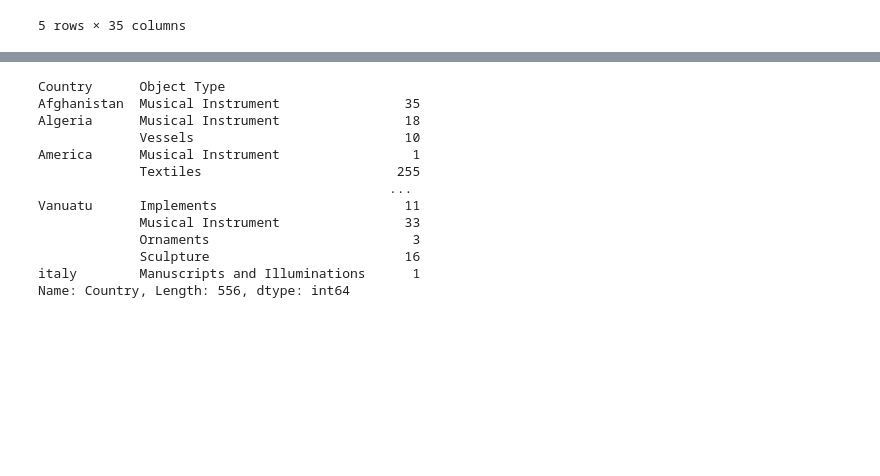
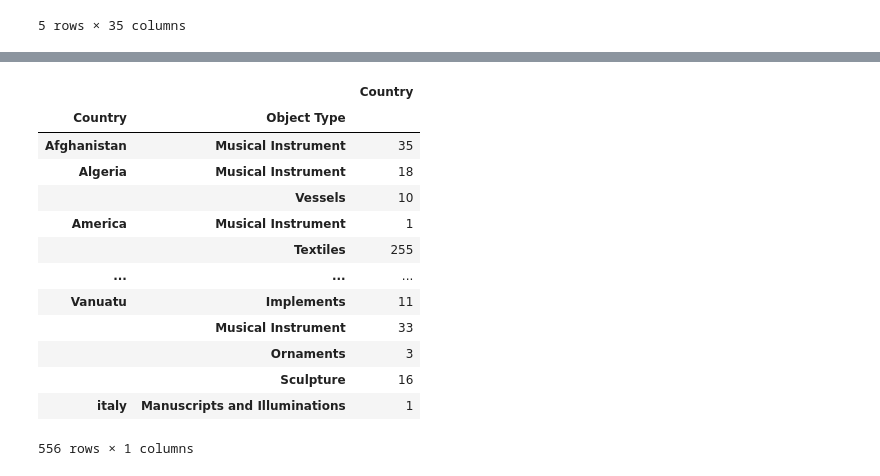
Before and after one commit to bjwlknsn/TheMetTeamProject, a Jupyter notebook: csv_review_data3.ipynb, the cells around one changed output, grey strips where cells are left out. Saved outputs shown, nothing was run; the diff lists cells and outputs as text; code cells hidden in the pictures; blank space fills up the shorter version.

```diff
--- a/csv_review_data3.ipynb
+++ b/csv_review_data3.ipynb
@@ -330,19 +334,21 @@ fig
 # %%
 #attempting to filter object type by counrty
 type_grp=object_df.groupby(['Country','Object Type'])
 type_grp_df=type_grp['Country'].count()#.nlargest(10, 'Object ID')
-type_grp_df
+country_obj_typ_df=pd.DataFrame(type_grp_df)
+country_obj_typ_df
 # %% [output]
+|  |  | Country |
+| Country | Object Type |  |
+| Afghanistan | Musical Instrument | 35 |
+| Algeria | Musical Instrument | 18 |
+|  | Vessels | 10 |
+| America | Musical Instrument | 1 |
+|  | Textiles | 255 |
+| ... | ... | ... |
+| Vanuatu | Implements | 11 |
+|  | Musical Instrument | 33 |
+|  | Ornaments | 3 |
+|  | Sculpture | 16 |
+| italy | Manuscripts and Illuminations | 1 |
-Country      Object Type
-Afghanistan  Musical Instrument                35
-Algeria      Musical Instrument                18
-             Vessels                           10
-America      Musical Instrument                 1
-             Textiles                         255
-                                             ...
-Vanuatu      Implements                        11
-             Musical Instrument                33
-             Ornaments                          3
-             Sculpture                         16
-italy        Manuscripts and Illuminations      1
-Name: Country, Length: 556, dtype: int64
+556 rows × 1 columns
```
Also changed, not shown: parts of 7 cells of this notebook, 3 other files.
